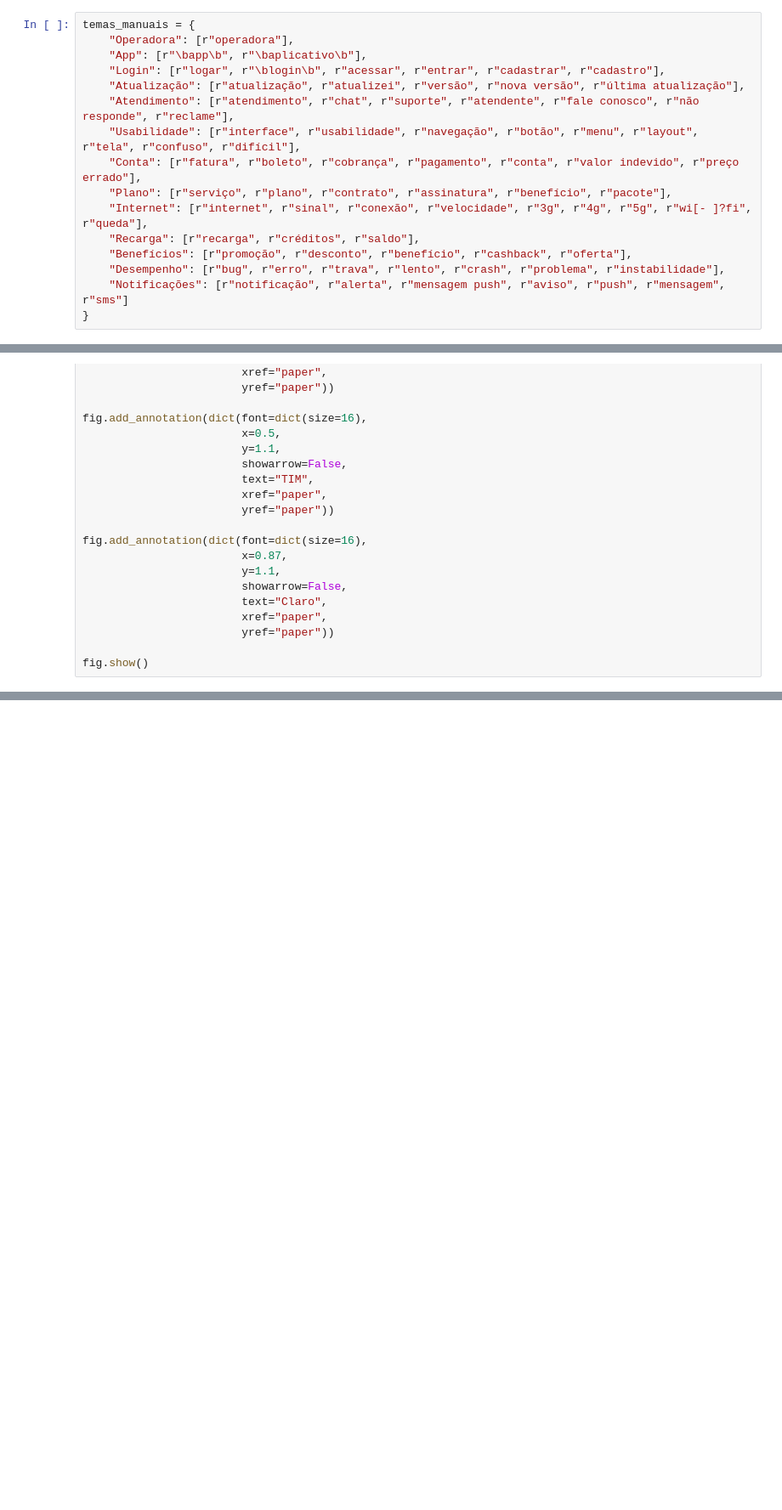
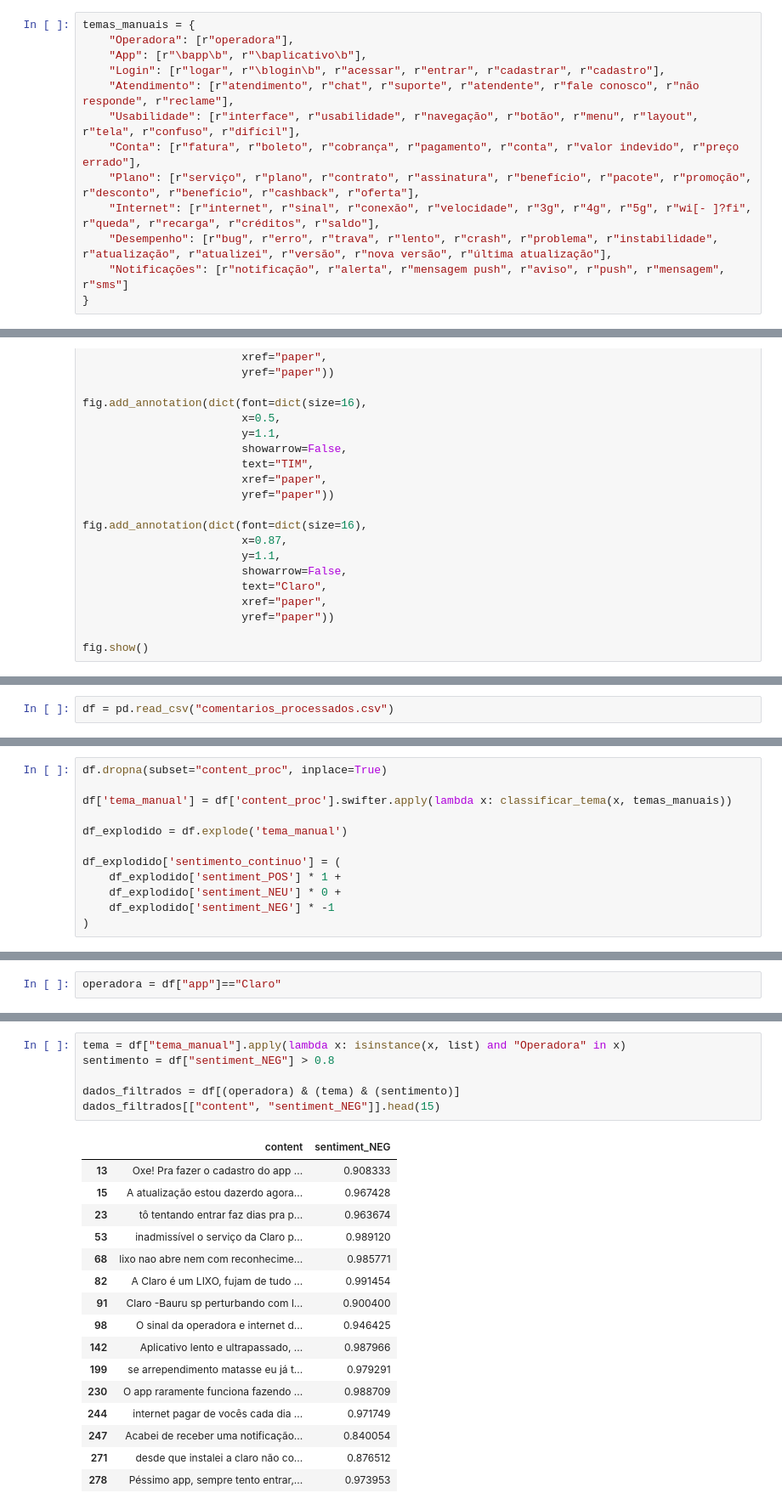
Before and after one commit to PedroReste/analises_e_insights, a Jupyter notebook: sentimentos_e_temas_de_comentarios_de_apps/notebook_operadoras.ipynb, the cells around one changed output, grey strips where cells are left out. Shown at 85% size. Cells and saved outputs as stored; diff of their text form; blank space fills up the shorter version.

```diff
--- a/sentimentos_e_temas_de_comentarios_de_apps/notebook_operadoras.ipynb
+++ b/sentimentos_e_temas_de_comentarios_de_apps/notebook_operadoras.ipynb
@@ -84,15 +88,12 @@ temas_manuais = {
     "Operadora": [r"operadora"],
     "App": [r"\bapp\b", r"\baplicativo\b"],
     "Login": [r"logar", r"\blogin\b", r"acessar", r"entrar", r"cadastrar", r"cadastro"],
-    "Atualização": [r"atualização", r"atualizei", r"versão", r"nova versão", r"última atualização"],
     "Atendimento": [r"atendimento", r"chat", r"suporte", r"atendente", r"fale conosco", r"não responde", r"reclame"],
     "Usabilidade": [r"interface", r"usabilidade", r"navegação", r"botão", r"menu", r"layout", r"tela", r"confuso", r"difícil"],
     "Conta": [r"fatura", r"boleto", r"cobrança", r"pagamento", r"conta", r"valor indevido", r"preço errado"],
-    "Plano": [r"serviço", r"plano", r"contrato", r"assinatura", r"benefício", r"pacote"],
-    "Internet": [r"internet", r"sinal", r"conexão", r"velocidade", r"3g", r"4g", r"5g", r"wi[- ]?fi", r"queda"],
-    "Recarga": [r"recarga", r"créditos", r"saldo"],
-    "Benefícios": [r"promoção", r"desconto", r"benefício", r"cashback", r"oferta"],
-    "Desempenho": [r"bug", r"erro", r"trava", r"lento", r"crash", r"problema", r"instabilidade"],
+    "Plano": [r"serviço", r"plano", r"contrato", r"assinatura", r"benefício", r"pacote", r"promoção", r"desconto", r"benefício", r"cashback", r"oferta"],
+    "Internet": [r"internet", r"sinal", r"conexão", r"velocidade", r"3g", r"4g", r"5g", r"wi[- ]?fi", r"queda", r"recarga", r"créditos", r"saldo"],
+    "Desempenho": [r"bug", r"erro", r"trava", r"lento", r"crash", r"problema", r"instabilidade", r"atualização", r"atualizei", r"versão", r"nova versão", r"última atualização"],
     "Notificações": [r"notificação", r"alerta", r"mensagem push", r"aviso", r"push", r"mensagem", r"sms"]
 }
 # %%
@@ -836,3 +842,5 @@ passar todo o tratamento no NLTK ou outras libs para fazer uma word cloud e sabe
+# %%
+df = pd.read_csv("comentarios_processados.csv")
 # %%
 df.dropna(subset="content_proc", inplace=True)
 
@@ -848,3 +853,15 @@ df_explodido['sentimento_continuo'] = (
     df_explodido['sentiment_NEU'] * 0 +
     df_explodido['sentiment_NEG'] * -1
 )
+# %%
+df.dropna(subset="content_proc", inplace=True)
+
+df['tema_manual'] = df['content_proc'].swifter.apply(lambda x: classificar_tema(x, temas_manuais))
+
+df_explodido = df.explode('tema_manual')
+
+df_explodido['sentimento_continuo'] = (
+    df_explodido['sentiment_POS'] * 1 +
+    df_explodido['sentiment_NEU'] * 0 +
+    df_explodido['sentiment_NEG'] * -1
+)
@@ -895,0 +917,2 @@ fig.show()
+# %%
+operadora = df["app"]=="Claro"
@@ -895,0 +921,23 @@ fig.show()
+# %%
+tema = df["tema_manual"].apply(lambda x: isinstance(x, list) and "Operadora" in x)
+sentimento = df["sentiment_NEG"] > 0.8
+
+dados_filtrados = df[(operadora) & (tema) & (sentimento)]
+dados_filtrados[["content", "sentiment_NEG"]].head(15)
+# %% [output]
+|  | content | sentiment_NEG |
+| 13 | Oxe! Pra fazer o cadastro do app ... | 0.908333 |
+| 15 | A atualização estou dazerdo agora... | 0.967428 |
+| 23 | tô tentando entrar faz dias pra p... | 0.963674 |
+| 53 | inadmissível o serviço da Claro p... | 0.989120 |
+| 68 | lixo nao abre nem com reconhecime... | 0.985771 |
+| 82 | A Claro é um LIXO, fujam de tudo ... | 0.991454 |
+| 91 | Claro -Bauru sp perturbando com l... | 0.900400 |
+| 98 | O sinal da operadora e internet d... | 0.946425 |
+| 142 | Aplicativo lento e ultrapassado, ... | 0.987966 |
+| 199 | se arrependimento matasse eu já t... | 0.979291 |
+| 230 | O app raramente funciona fazendo ... | 0.988709 |
+| 244 | internet pagar de vocês cada dia ... | 0.971749 |
+| 247 | Acabei de receber uma notificação... | 0.840054 |
+| 271 | desde que instalei a claro não co... | 0.876512 |
+| 278 | Péssimo app, sempre tento entrar,... | 0.973953 |
```
Also changed, not shown: parts of 111 cells of this notebook, 1 other file.
